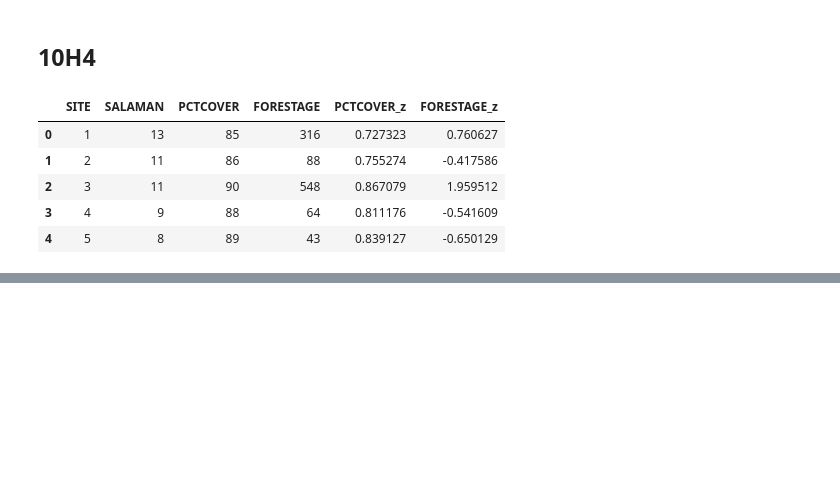
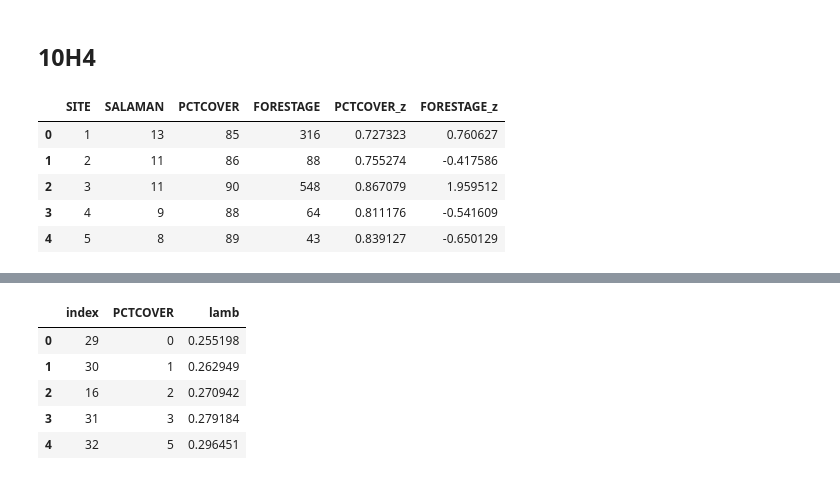
Before and after one commit to bennywee/rethinking_notes, a Jupyter notebook: chapter_10/ch_10_stan.ipynb, the cells around one changed output, grey strips where cells are left out. Saved outputs shown, nothing was run; the diff lists cells and outputs as text; code cells hidden in the pictures; blank space fills up the shorter version.

```diff
--- a/chapter_10/ch_10_stan.ipynb
+++ b/chapter_10/ch_10_stan.ipynb
@@ -554,0 +596,18 @@ convergence, Rhat=1).
+# %%
+# Expected value = posterior mean of lambda, expected counts is mean of posterior predictions
+mean_lambda = lambda_df.mean(0)
+
+# Sort and resset the index to plot renders correctly
+mean_lambda_df = pd.concat([sal.PCTCOVER, pd.DataFrame(mean_lambda).reset_index().iloc[:, -1]], axis=1)\
+                   .rename(columns={0: "lamb"})\
+                   .sort_values(by=['PCTCOVER'])\
+                   .reset_index()
+
+mean_lambda_df.head()
+# %% [output]
+|  | index | PCTCOVER | lamb |
+| 0 | 29 | 0 | 0.255198 |
+| 1 | 30 | 1 | 0.262949 |
+| 2 | 16 | 2 | 0.270942 |
+| 3 | 31 | 3 | 0.279184 |
+| 4 | 32 | 5 | 0.296451 |
```
Also changed, not shown: parts of 15 cells of this notebook, 1 other file.
